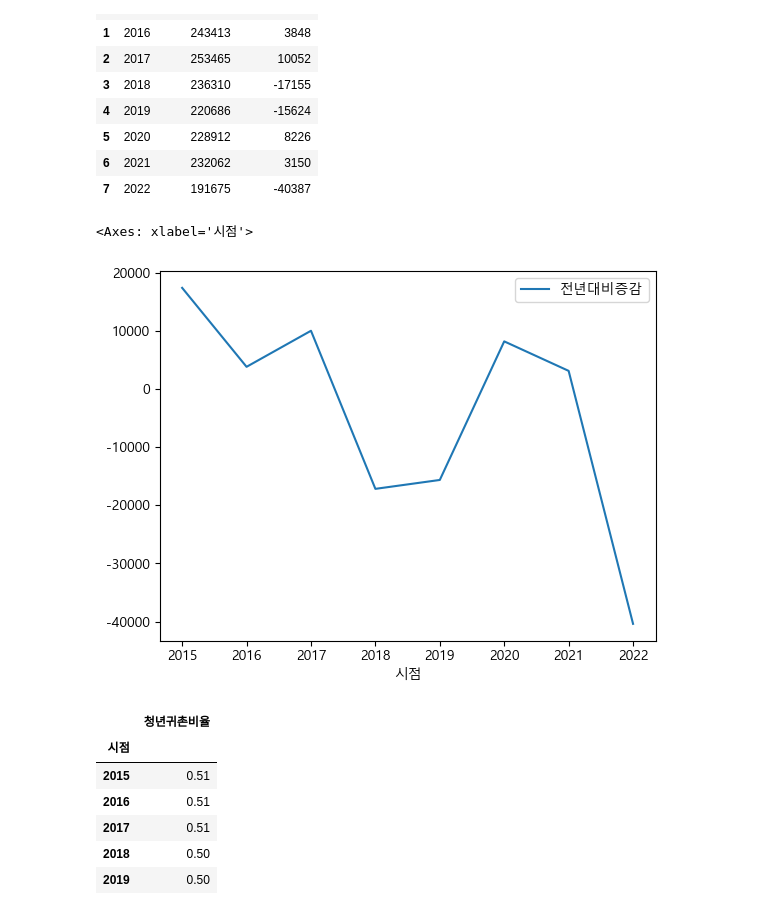
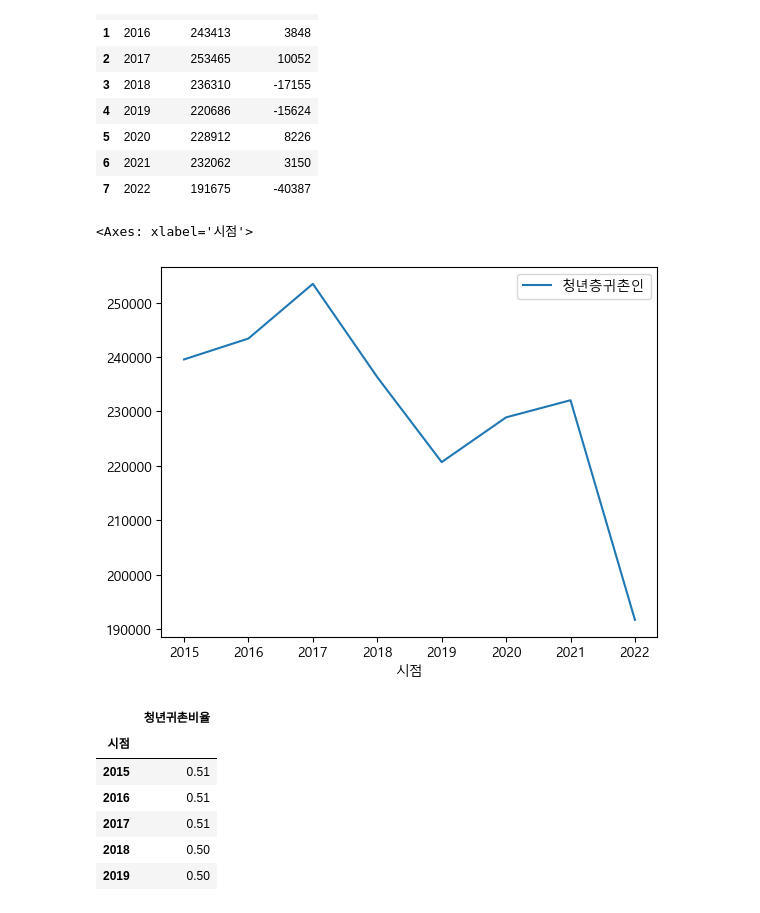
Before and after one commit to Aphian/data_science, a Jupyter notebook: 2_시각화.ipynb, the cells around one changed output. Cells and saved outputs as stored; diff of their text form; code cells hidden in the pictures.

```diff
--- a/2_시각화.ipynb
+++ b/2_시각화.ipynb
@@ -239,10 +239,10 @@ youth_home = pd.read_csv('./data/청년층귀촌인.csv')
 | 6 | 2021 | 232062 | 3150 |
 | 7 | 2022 | 191675 | -40387 |
 # %%
-youth_home.plot(x='시점', y='전년대비증감')
+youth_home.plot(x='시점', y='청년층귀촌인')
 # %% [output]
 <Axes: xlabel='시점'>
-[figure, old version]
+[figure, new version]
 # %%
 home_rate = youth_home['청년층귀촌인'] / home_pop['귀촌인']
 home_rate = pd.DataFrame(home_rate)
```
